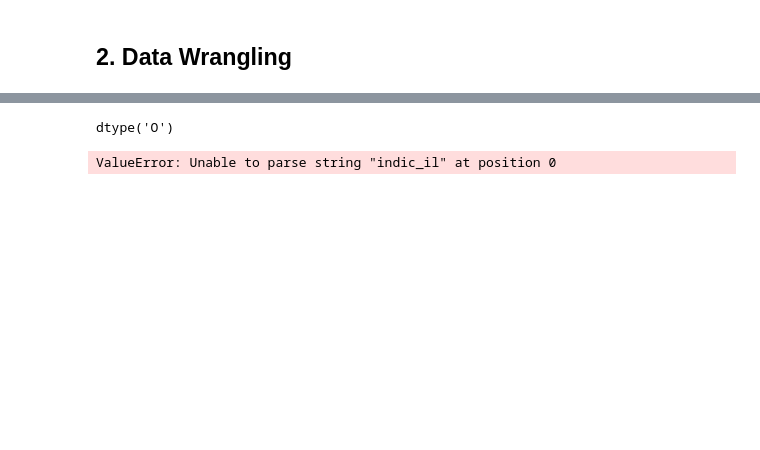
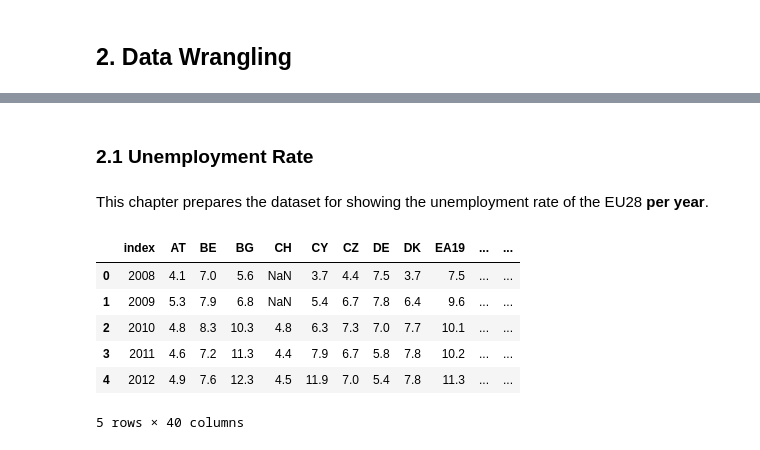
Before and after one commit to Malonk/unemployment_stats, a Jupyter notebook: notebooks/gini_cor.ipynb, the cells around one changed output, grey strips where cells are left out. Cells and saved outputs as stored; diff of their text form; code cells hidden in the pictures; blank space fills up the shorter version.

```diff
--- a/notebooks/gini_cor.ipynb
+++ b/notebooks/gini_cor.ipynb
@@ -513,10 +14,0 @@ new_gini5
-# %%
-# Check datatype
-new_gini5['year'].dtypes
-# %% [output]
-dtype('O')
-# %%
-# Turn into numeric
-pd.to_numeric(new_gini5['year'])
-# %% [output]
-ValueError: Unable to parse string "indic_il" at position 0
@@ -525,0 +15,17 @@ new_gini5 = new_gini4.loc[new_gini4['year'] == '2010']
+# %% [markdown]
+### 2.1 Unemployment Rate
+# %% [markdown]
+This chapter prepares the dataset for showing the unemployment rate of the EU28 **per year**.
+# %%
+# Load dataset 'unemployment'
+unemp = (pd.read_pickle("../data/pickles/total_unemployment_rate.pkl")
+           .reset_index())
+unemp.head()
+# %% [output]
+|  | index | AT | BE | BG | CH | CY | CZ | DE | DK | EA19 | ... | ... |
+| 0 | 2008 | 4.1 | 7.0 | 5.6 | NaN | 3.7 | 4.4 | 7.5 | 3.7 | 7.5 | ... | ... |
+| 1 | 2009 | 5.3 | 7.9 | 6.8 | NaN | 5.4 | 6.7 | 7.8 | 6.4 | 9.6 | ... | ... |
+| 2 | 2010 | 4.8 | 8.3 | 10.3 | 4.8 | 6.3 | 7.3 | 7.0 | 7.7 | 10.1 | ... | ... |
+| 3 | 2011 | 4.6 | 7.2 | 11.3 | 4.4 | 7.9 | 6.7 | 5.8 | 7.8 | 10.2 | ... | ... |
+| 4 | 2012 | 4.9 | 7.6 | 12.3 | 4.5 | 11.9 | 7.0 | 5.4 | 7.8 | 11.3 | ... | ... |
+5 rows × 40 columns
```
Also changed, not shown: parts of 80 cells of this notebook, 16 other files.
